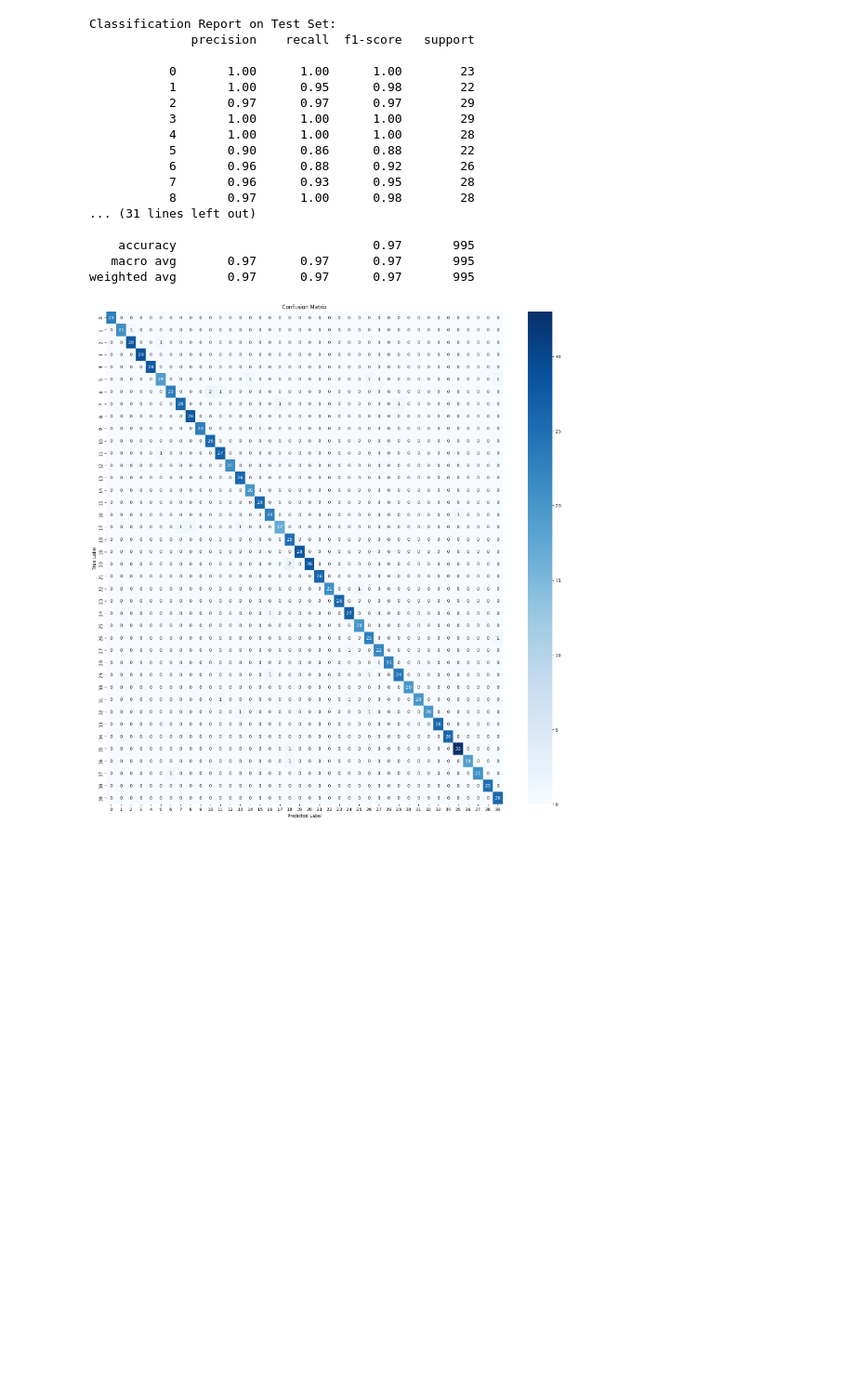
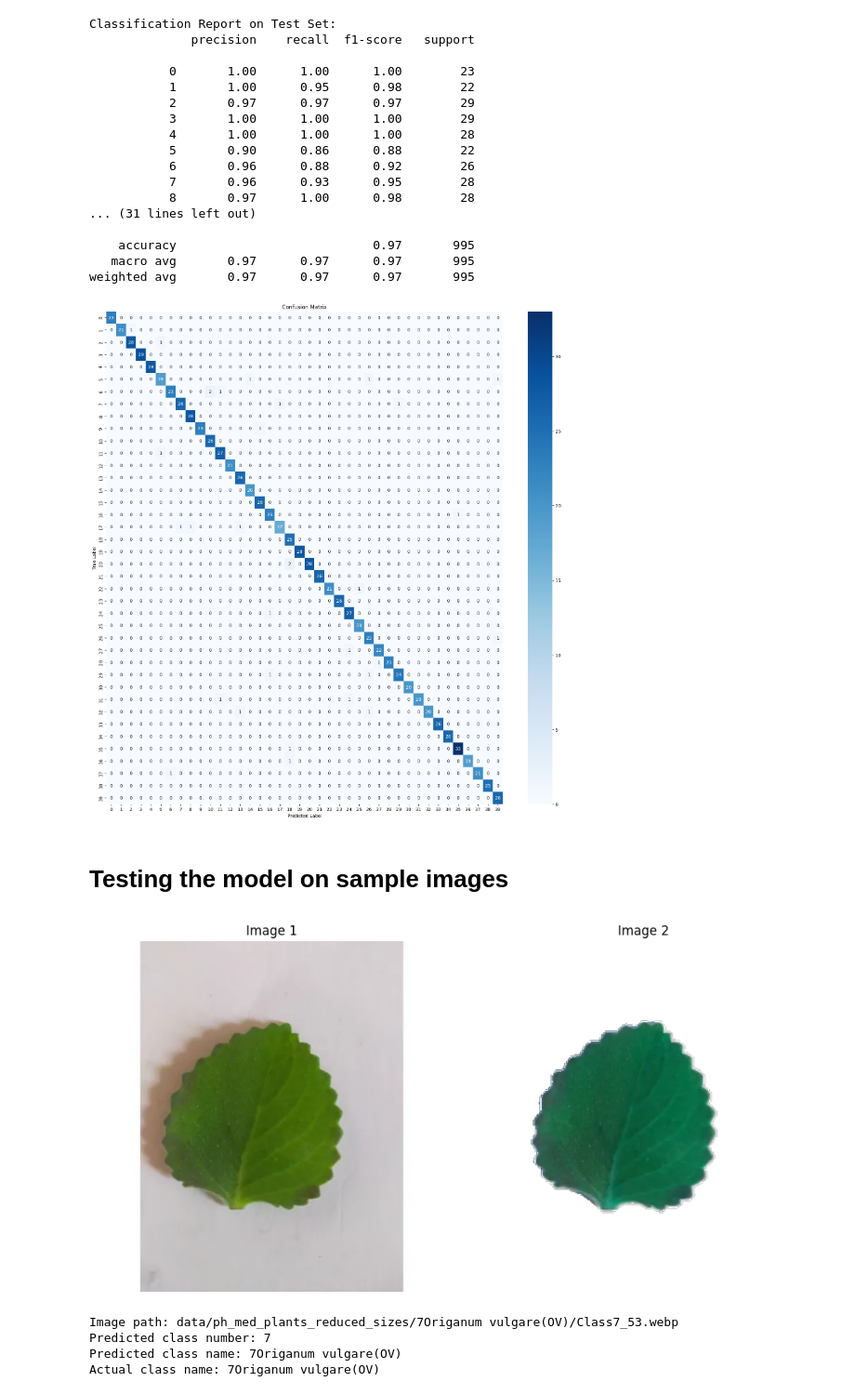
Before and after one commit to mkmksto/ai221_final_project, a Jupyter notebook: notebooks/quinto_training.ipynb, the cells around one changed output. Shown at 93% size. Cells and saved outputs as stored; diff of their text form; code cells hidden in the pictures; blank space fills up the shorter version.

Commit message:
feat: inference on XGB images

```diff
--- a/notebooks/quinto_training.ipynb
+++ b/notebooks/quinto_training.ipynb
@@ -314,3 +314,82 @@ plt.ylabel("True Label")
 plt.show()
 # %% [output]
 [figure]
+# %% [markdown]
+# Testing the model on sample images
+# %%
+testing_random_images_40 = get_random_images_from_each_class(class_folders)
+testing_random_images_10 = testing_random_images_40[:20]
+
+# Get corresponding background removed images by replacing the folder path
+bg_rem_testing_random_images_10 = [
+    BG_REMOVED_DATA_FOLDER / path.relative_to(PROCESSED_DATA_FOLDER)
+    for path in testing_random_images_10
+]
+
+testing_random_images_10_read = [plt.imread(img) for img in testing_random_images_10]
+bg_rem_testing_random_images_10_read = [
+    plt.imread(img) for img in bg_rem_testing_random_images_10
+]
+
+
+def predict_single_sample(
+    image_path: Path,
+    bg_removed_image_path: Path,
+    model: Pipeline,
+    class_folders: list[Path],
+) -> tuple[int, str]:
+    """
+    Predict the class of a single image sample.
+
+    Args:
+        image_path: Path to the original image
+        bg_removed_image_path: Path to the background-removed version
+        model: Trained sklearn Pipeline containing scaler and XGBoost
+        class_folders: List of class folder paths for label mapping
+
+    Returns:
+        tuple: (predicted class number, predicted class name)
+    """
+    # Extract features
+    features = extract_all_features(image_path, bg_removed_image_path)
+
+    # Convert to DataFrame with same columns as training data
+    features_df = pd.DataFrame([features])
+
+    # Make prediction (model expects 0-based classes)
+    pred_class = model.predict(features_df)[0]
+
+    # Convert back to 1-based class number and get class name
+    pred_class_number = pred_class + 1
+    pred_class_name = class_folders[pred_class].name
+
+    return pred_class_number, pred_class_name
+
+
+# Example usage:
+idx = 6
+img_path = testing_random_images_10[idx]
+bg_removed_img_path = bg_rem_testing_random_images_10[idx]
+
+pred_class_num, pred_class_name = predict_single_sample(
+    img_path, bg_removed_img_path, random_search, class_folders  # Your trained pipeline
+)
+
+plot_images_side_by_side(
+    testing_random_images_10_read[idx], bg_rem_testing_random_images_10_read[idx]
+)
+
+
+print(f"Image path: {img_path.relative_to(project_root)}")
+print(f"Predicted class number: {pred_class_num}")
+print(f"Predicted class name: {pred_class_name}")
+# Get actual class from image path
+actual_class_name = img_path.parent.name
+
+print(f"Actual class name: {actual_class_name}")
+# %% [output]
+[figure, added]
+Image path: data/ph_med_plants_reduced_sizes/7Origanum vulgare(OV)/Class7_53.webp
+Predicted class number: 7
+Predicted class name: 7Origanum vulgare(OV)
+Actual class name: 7Origanum vulgare(OV)
```
